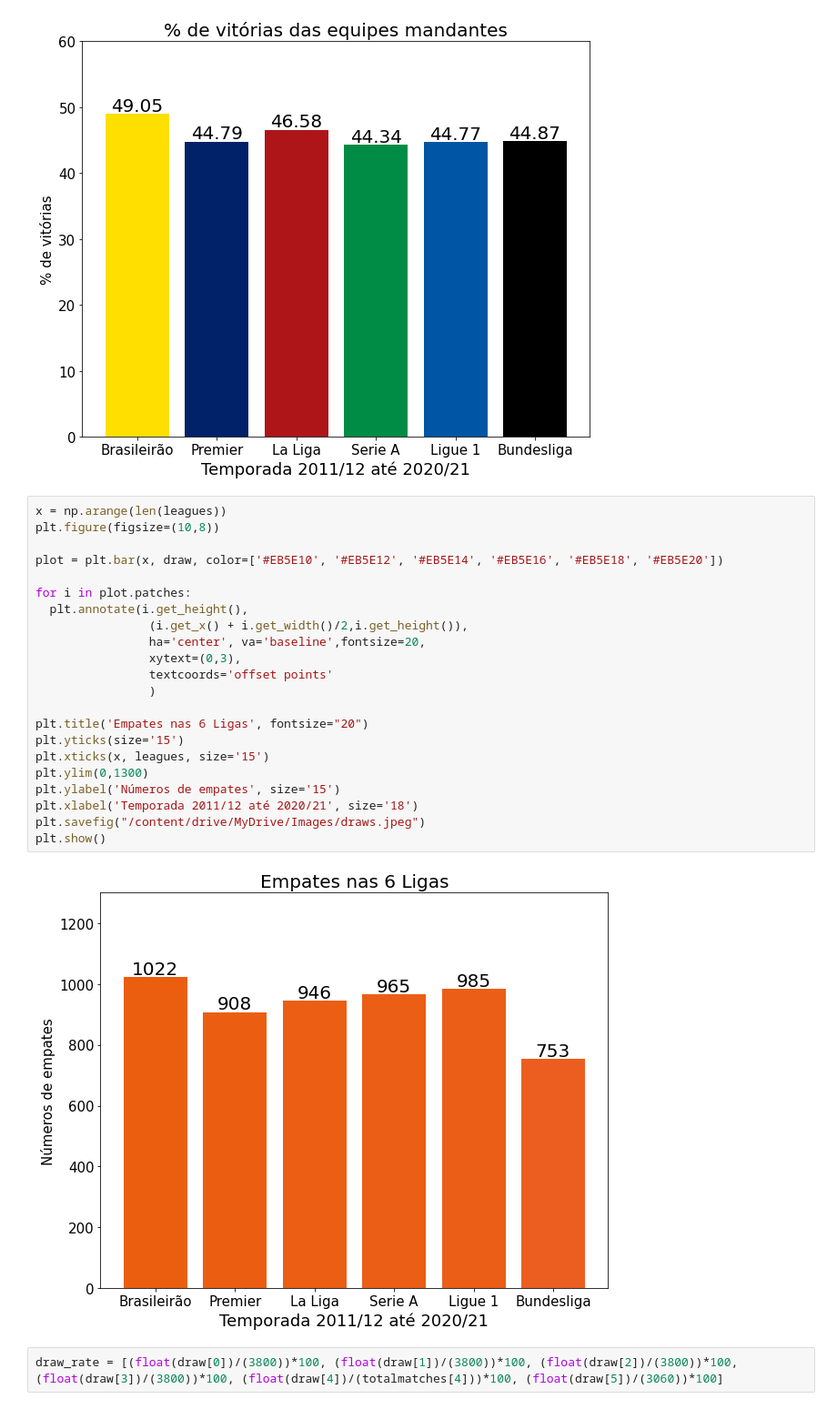
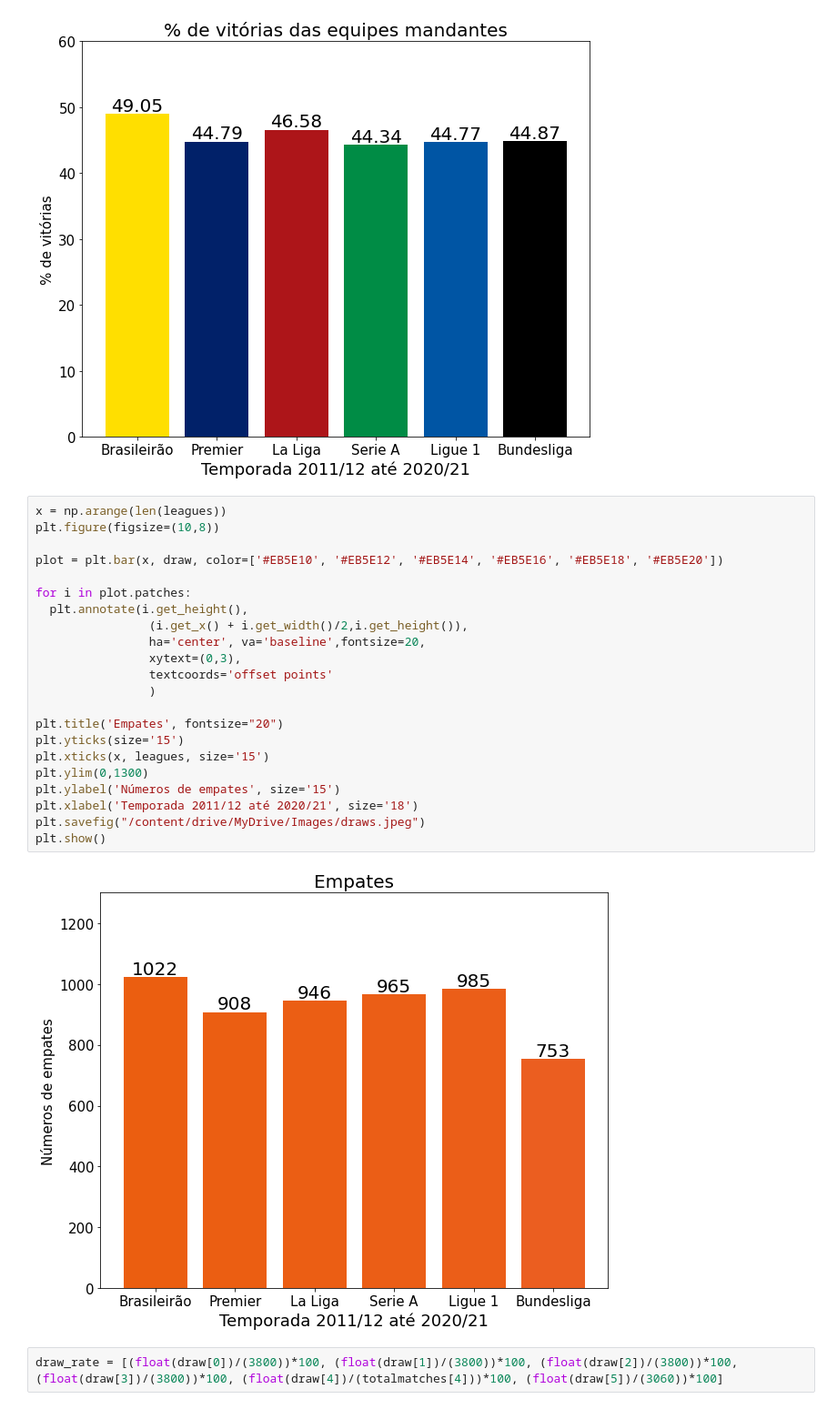
Before and after one commit to cientistadados93/SoccerStudies, a Jupyter notebook: SoccerStudyOne.ipynb, the cells around one changed output. Shown: that part at 91% size. Saved outputs shown, nothing was run; the diff lists cells and outputs as text.

```diff
--- a/SoccerStudyOne.ipynb
+++ b/SoccerStudyOne.ipynb
@@ -77,27 +77,27 @@ plt.show()
 # %%
 x = np.arange(len(leagues))
 plt.figure(figsize=(10,8))
 
 plot = plt.bar(x, draw, color=['#EB5E10', '#EB5E12', '#EB5E14', '#EB5E16', '#EB5E18', '#EB5E20'])
 
 for i in plot.patches:
   plt.annotate(i.get_height(),
                 (i.get_x() + i.get_width()/2,i.get_height()),
                 ha='center', va='baseline',fontsize=20,
                 xytext=(0,3),
                 textcoords='offset points'
                 )
 
-plt.title('Empates nas 6 Ligas', fontsize="20")
+plt.title('Empates', fontsize="20")
 plt.yticks(size='15')
 plt.xticks(x, leagues, size='15')
 plt.ylim(0,1300)
 plt.ylabel('Números de empates', size='15')
 plt.xlabel('Temporada 2011/12 até 2020/21', size='18')
 plt.savefig("/content/drive/MyDrive/Images/draws.jpeg")
 plt.show()
 # %% [output]
-[figure, old version]
+[figure, new version]
 # %%
 draw_rate = [(float(draw[0])/(3800))*100, (float(draw[1])/(3800))*100, (float(draw[2])/(3800))*100, (float(draw[3])/(3800))*100, (float(draw[4])/(totalmatches[4]))*100, (float(draw[5])/(3060))*100]
 # %%
```
Also changed, not shown: parts of 2 cells of this notebook.
